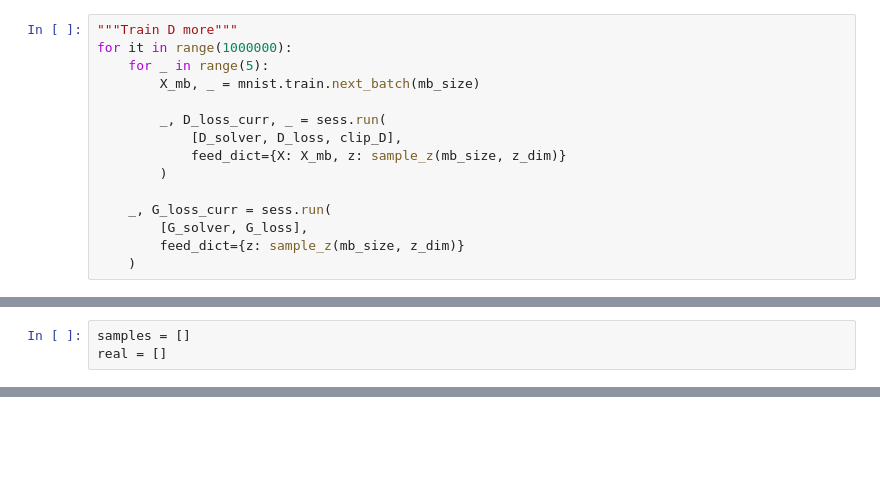
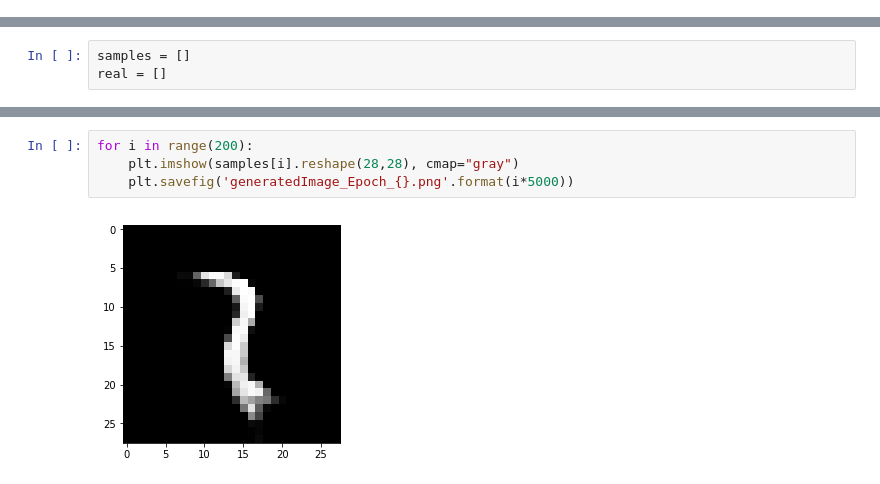
Before and after one commit to An-Dang/Programming-Intelligent-Applications, a Jupyter notebook: gan-tutorial/WGAN.ipynb, the cells around one changed output, grey strips where cells are left out. Drawn from its saved outputs; the diff is of its cells as text; blank space fills up the shorter version.

```diff
--- a/gan-tutorial/WGAN.ipynb
+++ b/gan-tutorial/WGAN.ipynb
@@ -155,16 +160 @@ G_trainer = tf.train.RMSPropOptimizer(G_learning_rate, name="RMSPropOptimizer_Ge
-# %%
-"""Train D more"""
-for it in range(1000000):
-    for _ in range(5):
-        X_mb, _ = mnist.train.next_batch(mb_size)
-
-        _, D_loss_curr, _ = sess.run(
-            [D_solver, D_loss, clip_D],
-            feed_dict={X: X_mb, z: sample_z(mb_size, z_dim)}
-        )
-
-    _, G_loss_curr = sess.run(
-        [G_solver, G_loss],
-        feed_dict={z: sample_z(mb_size, z_dim)}
-    )
 # %%
@@ -270,0 +259,6 @@ sns.distplot(np.random.normal(0,1,100))
+# %%
+for i in range(200):
+    plt.imshow(samples[i].reshape(28,28), cmap="gray")
+    plt.savefig('generatedImage_Epoch_{}.png'.format(i*5000))
+# %% [output]
+[figure, added]
```
Also changed, not shown: parts of 33 cells of this notebook, 8 other files.
